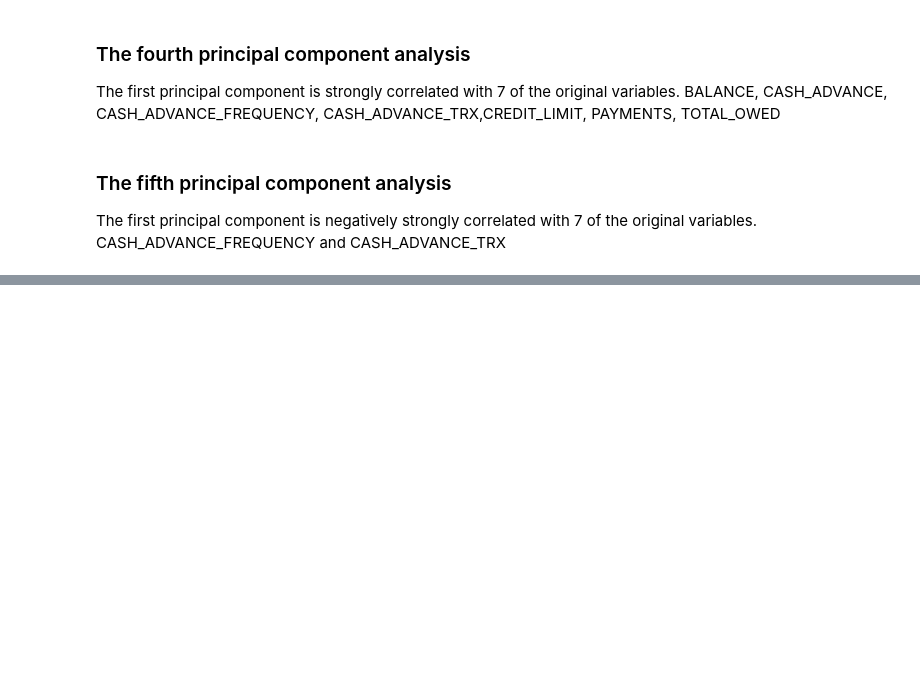
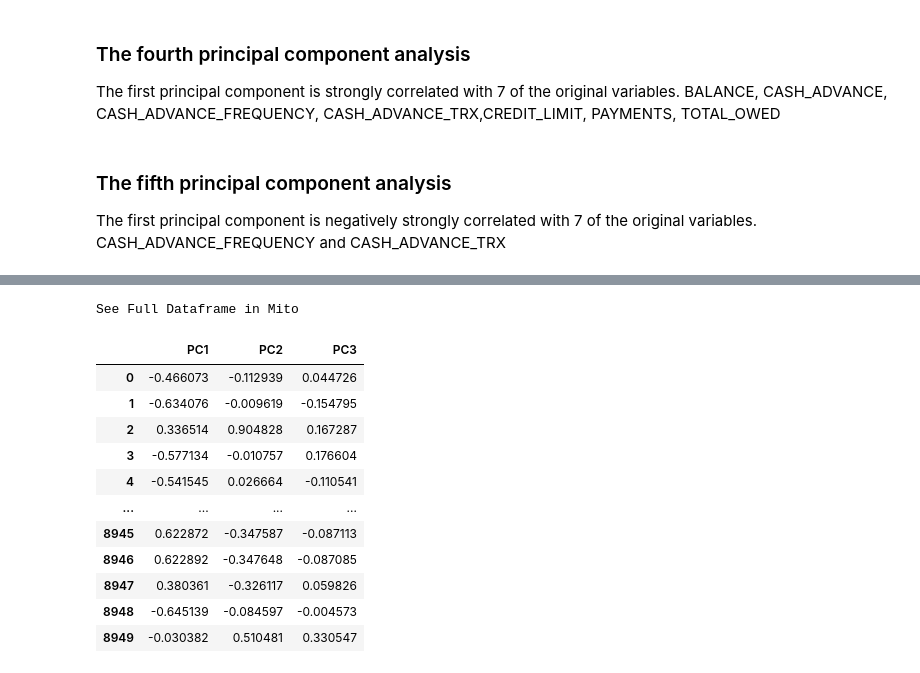
Before and after one commit to xwu0223/MBAN-6400-Project, a Jupyter notebook: MBAN6400_Project_B.ipynb, the cells around one changed output, grey strips where cells are left out. Saved outputs shown, nothing was run; the diff lists cells and outputs as text; code cells hidden in the pictures; blank space fills up the shorter version.

```diff
--- a/MBAN6400_Project_B.ipynb
+++ b/MBAN6400_Project_B.ipynb
@@ -350,0 +297,16 @@ df.style.background_gradient(cmap="viridis_r")
+# %%
+pca_data
+# %% [output]
+See Full Dataframe in Mito
+|  | PC1 | PC2 | PC3 |
+| 0 | -0.466073 | -0.112939 | 0.044726 |
+| 1 | -0.634076 | -0.009619 | -0.154795 |
+| 2 | 0.336514 | 0.904828 | 0.167287 |
+| 3 | -0.577134 | -0.010757 | 0.176604 |
+| 4 | -0.541545 | 0.026664 | -0.110541 |
+| ... | ... | ... | ... |
+| 8945 | 0.622872 | -0.347587 | -0.087113 |
+| 8946 | 0.622892 | -0.347648 | -0.087085 |
+| 8947 | 0.380361 | -0.326117 | 0.059826 |
+| 8948 | -0.645139 | -0.084597 | -0.004573 |
+| 8949 | -0.030382 | 0.510481 | 0.330547 |
```
Also changed, not shown: parts of 11 cells of this notebook, 2 other files.
